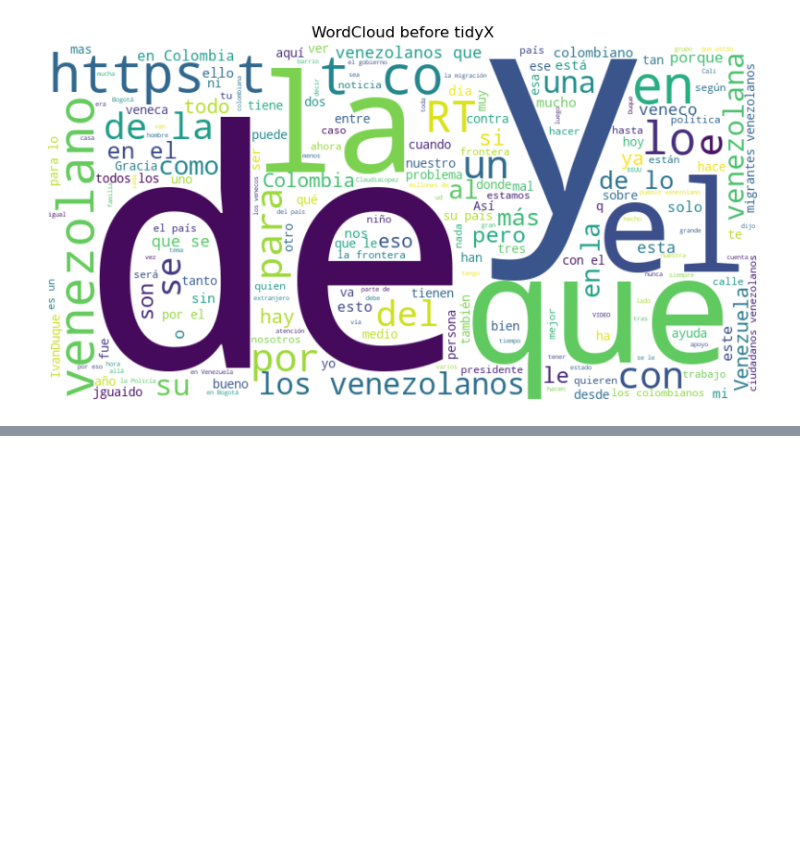
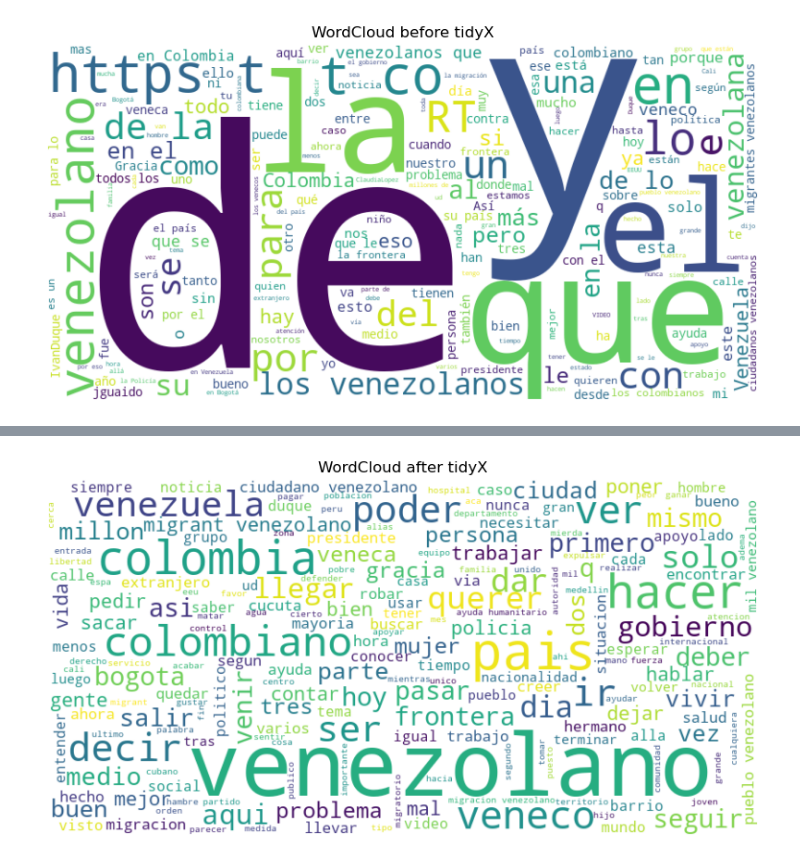
Before and after one commit to lgomezt/tidyX, a Jupyter notebook: docs/source/examples/tutorial.ipynb, the cells around one changed output, grey strips where cells are left out. Drawn from its saved outputs; the diff is of its cells as text; code cells hidden in the pictures; blank space fills up the shorter version.

```diff
--- a/docs/source/examples/tutorial.ipynb
+++ b/docs/source/examples/tutorial.ipynb
@@ -661,0 +695,4 @@ token_df["lemma"] = token_df["clean"].apply(lambda x: tn.spanish_lemmatizer(toke
+# %%
+token_df["lemma"] = token_df["lemma"].apply(lambda x: tp.remove_words(x, remove_stopwords = True))
+token_df = token_df[["clean", "lemma"]]
+token_df
@@ -661,0 +713,3 @@ token_df["lemma"] = token_df["clean"].apply(lambda x: tn.spanish_lemmatizer(toke
+# %%
+tweets_long = tp.unnest_tokens(df = tweets.copy(), input_column = "clean", id_col = None, unique = False)
+tweets_long
@@ -661,0 +730,3 @@ token_df["lemma"] = token_df["clean"].apply(lambda x: tn.spanish_lemmatizer(toke
+# %%
+tweets_clean2 = tweets_long.merge(token_df, how = "left", on = "clean").groupby(["Snippet", "id"])["lemma"].agg(lambda x: " ".join(x)).reset_index()
+tweets_clean2
@@ -661,0 +747,14 @@ token_df["lemma"] = token_df["clean"].apply(lambda x: tn.spanish_lemmatizer(toke
+# %%
+# Combine all documents into a single string
+text = " ".join(doc for doc in tweets_clean2['lemma'])
+
+# Generate a word cloud image
+wordcloud = WordCloud(background_color = "white", width = 800, height = 400).generate(text)
+
+# Display the generated image
+plt.figure(figsize=(10, 5))
+plt.title("WordCloud after tidyX")
+plt.imshow(wordcloud, interpolation = 'bilinear')
+plt.axis("off");
+# %% [output]
+[figure, added]
```
Also changed, not shown: parts of 12 cells of this notebook, 30 other files.
